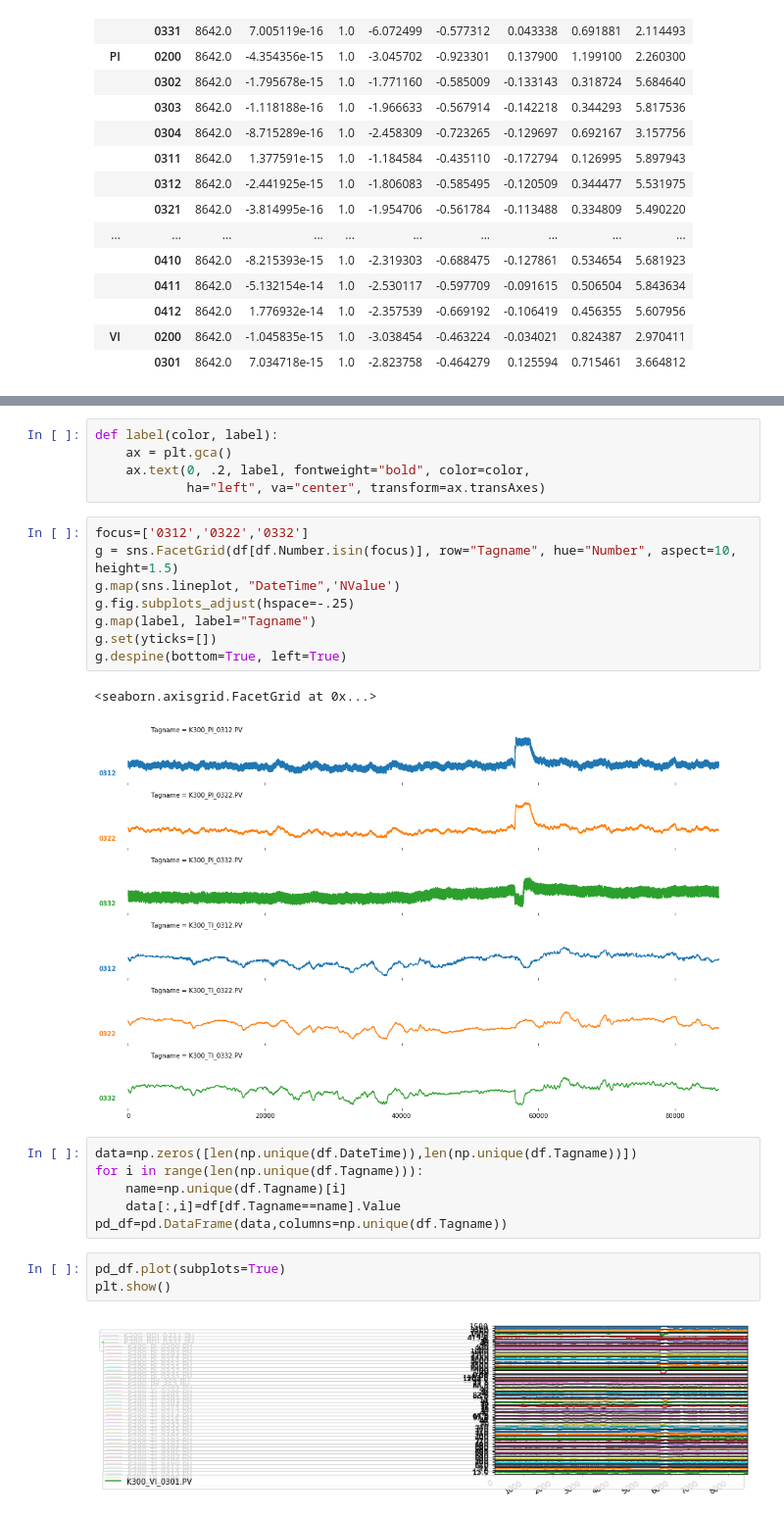
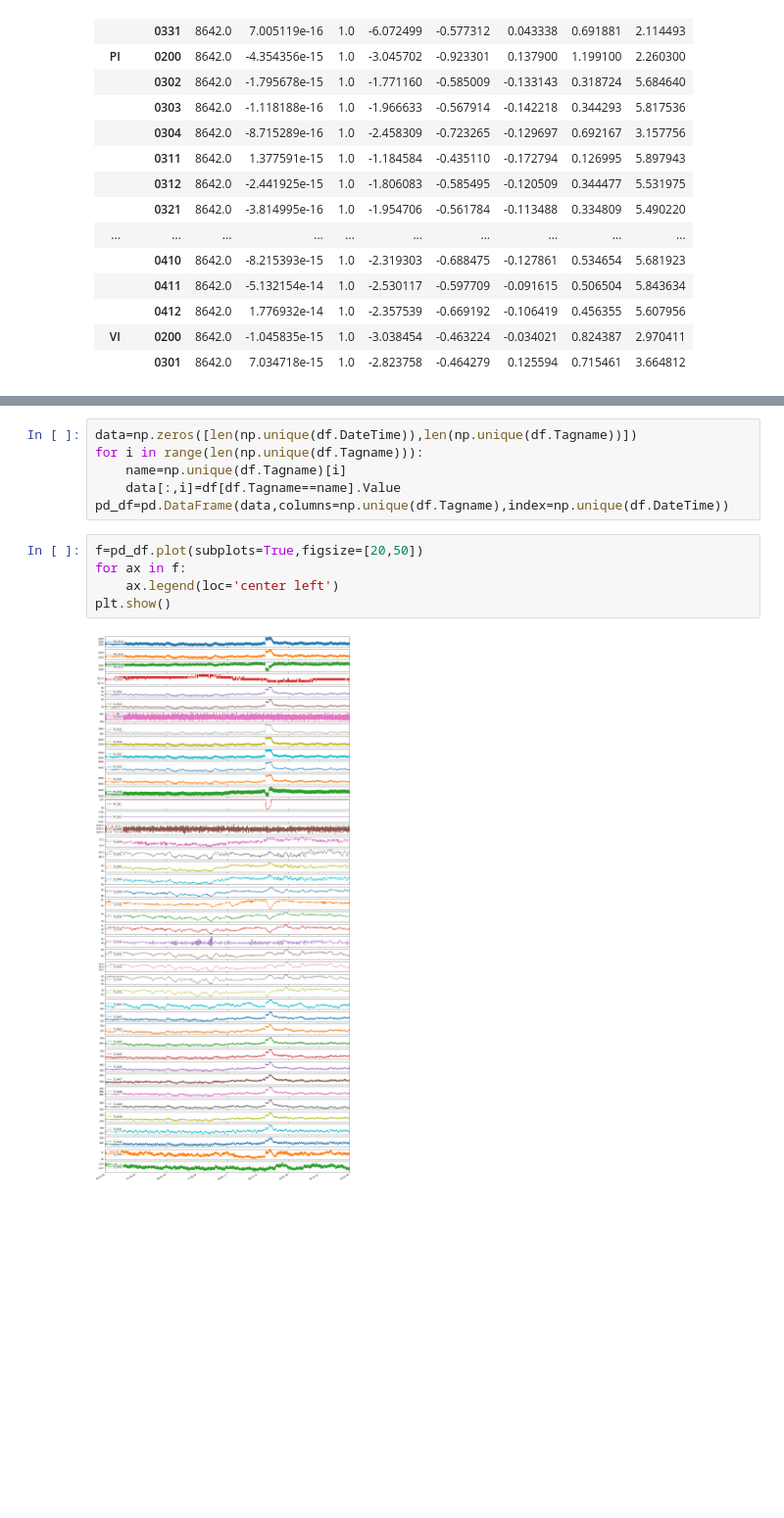
Before and after one commit to JasonZhang0619/NYTWIST, a Jupyter notebook: Explore.ipynb, the cells around one changed output, grey strips where cells are left out. Shown at 98% size. Drawn from its saved outputs; the diff is of its cells as text; blank space fills up the shorter version.

```diff
--- a/Explore.ipynb
+++ b/Explore.ipynb
@@ -132,27 +115,13 @@ g.despine(bottom=True, left=True)
-# %%
-def label(color, label):
-    ax = plt.gca()
-    ax.text(0, .2, label, fontweight="bold", color=color,
-            ha="left", va="center", transform=ax.transAxes)
-# %%
-focus=['0312','0322','0332']
-g = sns.FacetGrid(df[df.Number.isin(focus)], row="Tagname", hue="Number", aspect=10, height=1.5)
-g.map(sns.lineplot, "DateTime",'NValue')
-g.fig.subplots_adjust(hspace=-.25)
-g.map(label, label="Tagname")
-g.set(yticks=[])
-g.despine(bottom=True, left=True)
-# %% [output]
-<seaborn.axisgrid.FacetGrid at 0x...>
-[figure, removed]
 # %%
 data=np.zeros([len(np.unique(df.DateTime)),len(np.unique(df.Tagname))])
 for i in range(len(np.unique(df.Tagname))):
     name=np.unique(df.Tagname)[i]
     data[:,i]=df[df.Tagname==name].Value
-pd_df=pd.DataFrame(data,columns=np.unique(df.Tagname))
+pd_df=pd.DataFrame(data,columns=np.unique(df.Tagname),index=np.unique(df.DateTime))
-# %%
-pd_df.plot(subplots=True)
-plt.show()
-# %% [output]
-[figure, removed]
+# %%
+f=pd_df.plot(subplots=True,figsize=[20,50])
+for ax in f:
+    ax.legend(loc='center left')
+plt.show()
+# %% [output]
+[figure, added]
```
Also changed, not shown: parts of 20 cells of this notebook.
